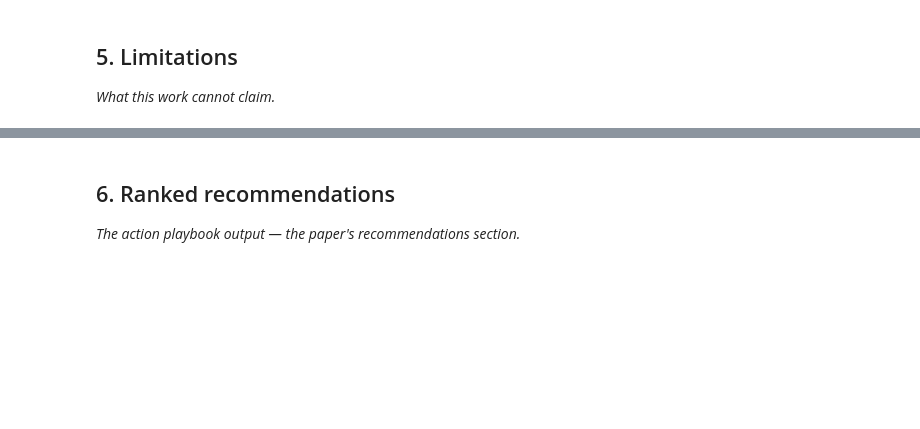
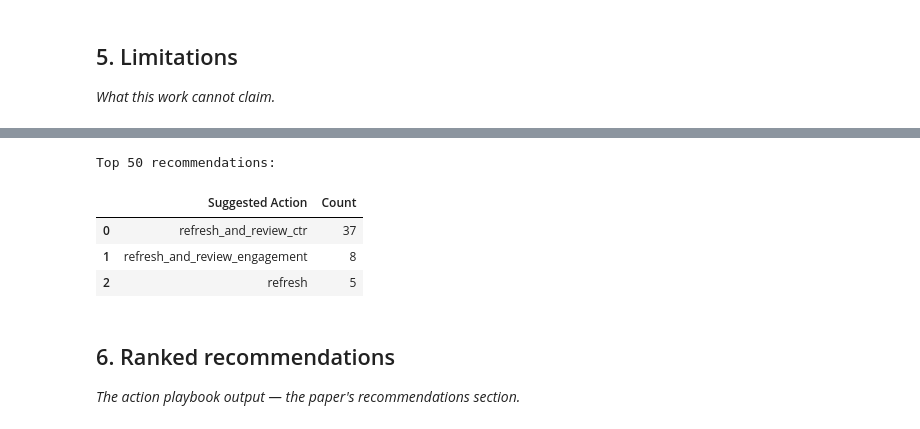
Before and after one commit to itz-me-sree/flyrank-ml-internship, a Jupyter notebook: work/notebooks/capstone.ipynb, the cells around one changed output, grey strips where cells are left out. Saved outputs shown, nothing was run; the diff lists cells and outputs as text; code cells hidden in the pictures; blank space fills up the shorter version.

```diff
--- a/work/notebooks/capstone.ipynb
+++ b/work/notebooks/capstone.ipynb
@@ -29,3 +400,21 @@ This skeleton is yours to fill. Work the sections **in order** — each one has
+# %%
+# Summary of recommended actions in the top 50 pages
+
+top_50 = queue.head(50)
+
+print("Top 50 recommendations:")
+display(
+    top_50["suggested_action"]
+    .value_counts()
+    .rename_axis("Suggested Action")
+    .reset_index(name="Count")
+)
+# %% [output]
+Top 50 recommendations:
+|  | Suggested Action | Count |
+| 0 | refresh_and_review_ctr | 37 |
+| 1 | refresh_and_review_engagement | 8 |
+| 2 | refresh | 5 |
 # %% [markdown]
 ## 6. Ranked recommendations
 
```
Also changed, not shown: parts of 22 cells of this notebook.
